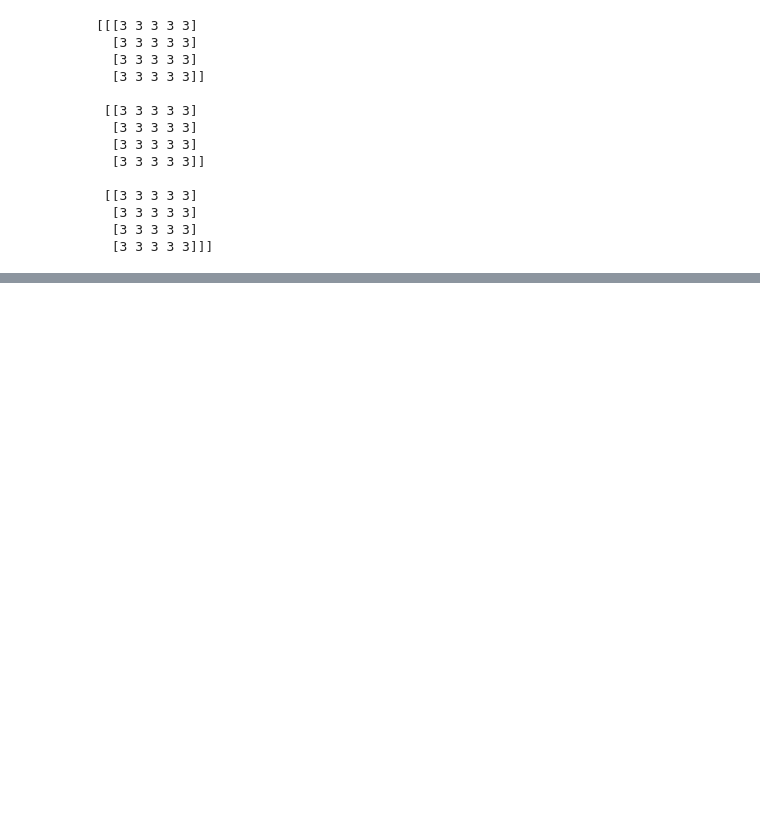
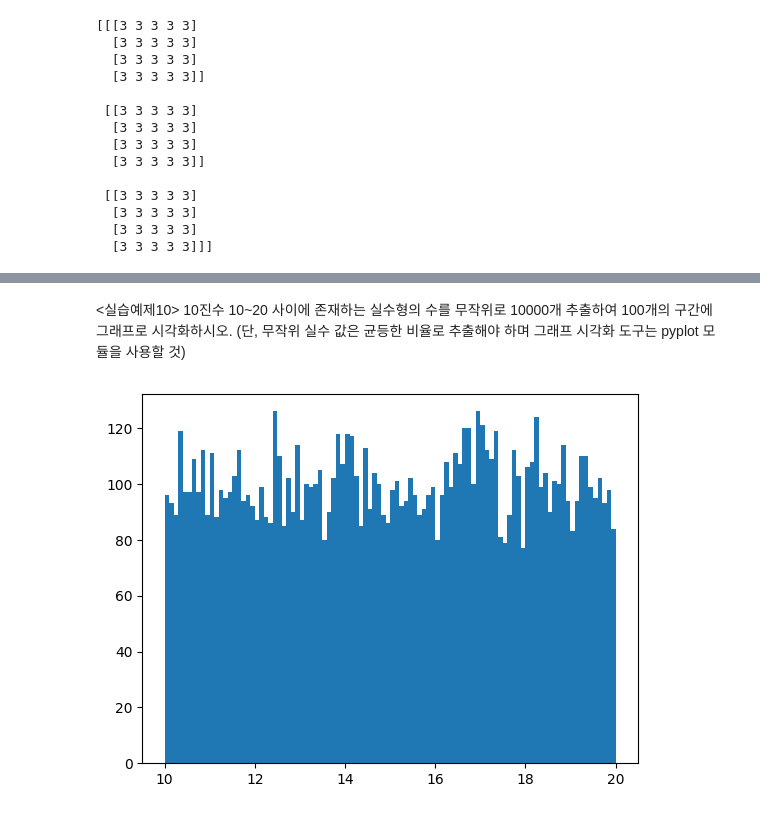
Before and after one commit to hajonghyun/inflearn_Numpy_Basic_for_ds, a Jupyter notebook: 7_실습예제.ipynb, the cells around one changed output, grey strips where cells are left out. Cells and saved outputs as stored; diff of their text form; code cells hidden in the pictures; blank space fills up the shorter version.

```diff
--- a/7_실습예제.ipynb
+++ b/7_실습예제.ipynb
@@ -24,0 +517,13 @@ print(np.full((3,4,5),3)) #와 순서...
+# %% [markdown]
+<실습예제10> 10진수 10~20 사이에 존재하는 실수형의 수를 무작위로 10000개 추출하여 100개의 구간에 그래프로 시각화하시오.
+(단, 무작위 실수 값은 균등한 비율로 추출해야 하며 그래프 시각화 도구는 pyplot 모듈을 사용할 것)
+# %%
+import numpy as np
+import matplotlib.pyplot as plt
+
+arr = np.random.uniform(10,20,10000)
+plt.hist(arr,bins=100)
+
+plt.show()
+# %% [output]
+[figure, added]
```
Also changed, not shown: parts of 31 cells of this notebook.
